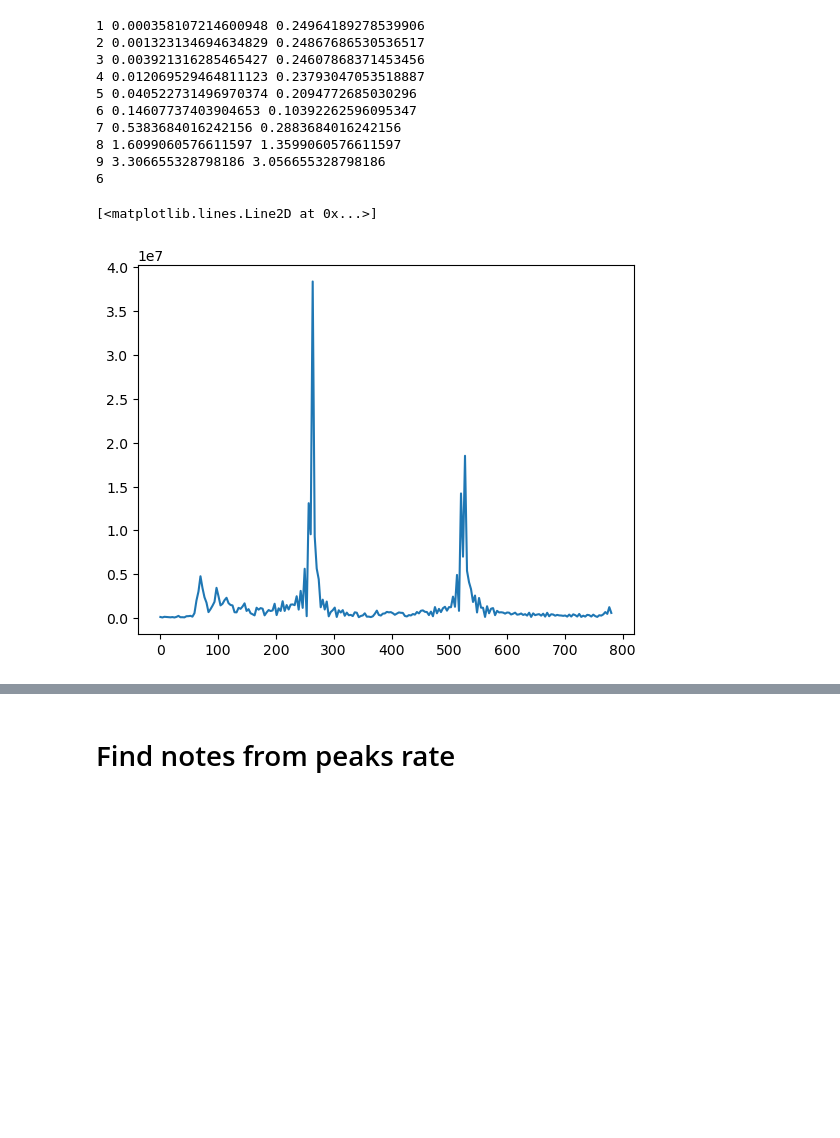
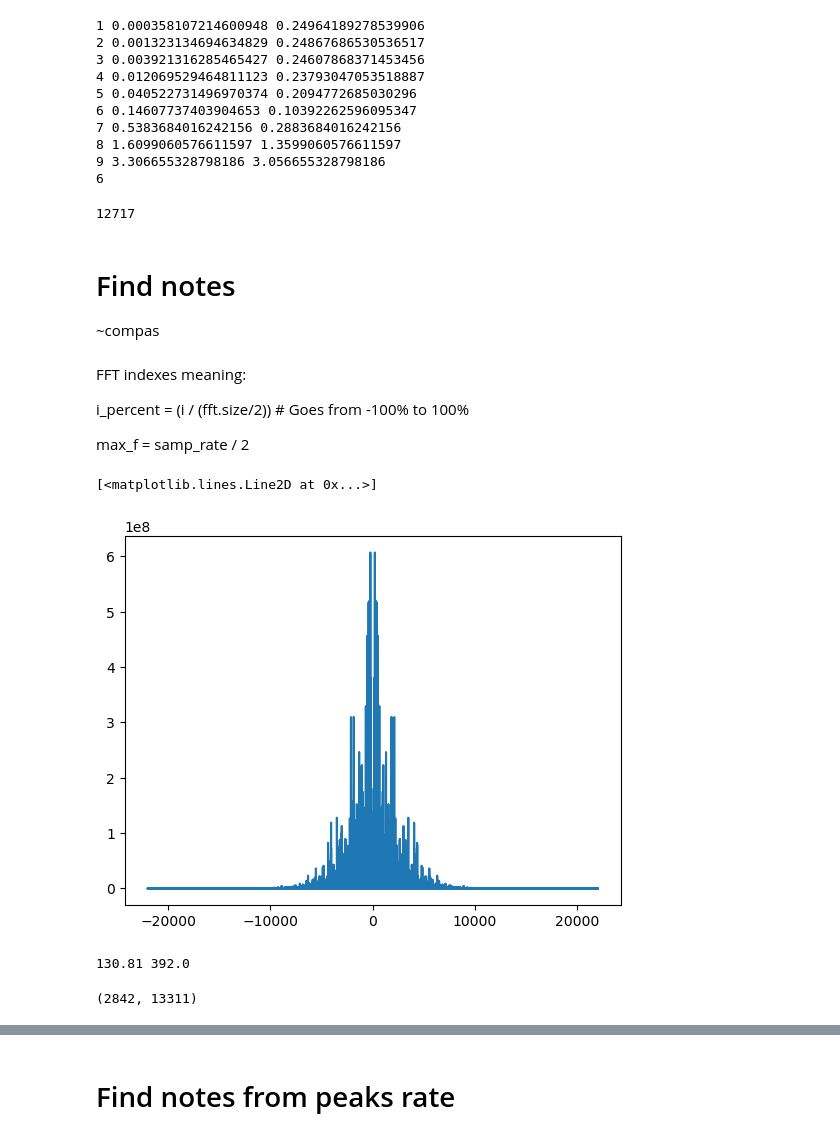
Before and after one commit to brvinfvck/MelodySteg, a Jupyter notebook: Untitled.ipynb, the cells around one changed output, grey strips where cells are left out. Drawn from its saved outputs; the diff is of its cells as text; code cells hidden in the pictures; blank space fills up the shorter version.

```diff
--- a/Untitled.ipynb
+++ b/Untitled.ipynb
@@ -107,19 +110,46 @@ print(best_rate_n)
 8 1.6099060576611597 1.3599060576611597
 9 3.306655328798186 3.056655328798186
 6
+# %%
+window_size = int(rates[best_rate_n] * samp_rate)
+window_size # samps
+# %% [output]
+12717
+# %% [markdown]
+# Find notes
+
+~compas
+# %% [markdown]
+FFT indexes meaning:
+
+
+i_percent = (i / (fft.size/2)) # Goes from -100% to 100%
+
+max_f = samp_rate / 2
+# %%
+def fft_freqs(fft, samp_rate):
+
+    max_samp = fft.size//2
+    samps = np.roll(np.arange(-max_samp, max_samp + (1 if fft.size % 2 else 0)), fft.size//2)
+
+    return samps * (samp_rate/2) * (1 / max_samp)
+
+def i2f(i, fft, samp_rate):
+
+    max_samp = fft.size//2
+    samps = np.roll(np.arange(-max_samp, max_samp + (1 if fft.size % 2 else 0)), fft.size//2)
+
+    return i * (samp_rate/2) * (1 / max_samp)
+
+def f2i(f, fft, samp_rate):
+    max_samp = fft.size//2
+    return int((f / (samp_rate/2)) * max_samp)
 # %%
-window_size = int(rates[best_rate_n]*samp_rate)
-bw = window_size//2
+fft = np.abs(np.fft.fft(l))
 
-fft = np.fft.fft(l[window_size:2*window_size])
+max_samp = fft.size//2
 
-bw = fft.size//2
-freqs = np.roll(np.arange(-bw, bw+(1 if bw%2 else 0)), bw) * (samp_rate/(2*bw))
-
-max_freq = 10e6
-max_i = int(max_freq / samp_rate)
-
-plt.plot(freqs[:max_i], np.abs(fft)[:max_i])
+plt.plot(fft_freqs(fft, samp_rate), np.abs(fft))
 # %% [output]
 [<matplotlib.lines.Line2D at 0x...>]
-[figure, old version]
+[figure, new version]
@@ -125,0 +162,18 @@ plt.plot(freqs[:max_i], np.abs(fft)[:max_i])
+# %%
+max_freq = -1
+min_freq = 20e3
+for acorde in ACORDES:
+    for freq in ACORDES[acorde]:
+        max_freq = max(max_freq, freq)
+        min_freq = min(min_freq, freq)
+
+print(min_freq, max_freq)
+# %% [output]
+130.81 392.0
+# %%
+# BPF (notes range)
+min_freq_i = f2i(min_freq*0.8, fft, samp_rate)
+max_freq_i = f2i(max_freq*1.25, fft, samp_rate)
+min_freq_i, max_freq_i
+# %% [output]
+(2842, 13311)
```
Also changed, not shown: parts of 18 cells of this notebook, 9 other files.
